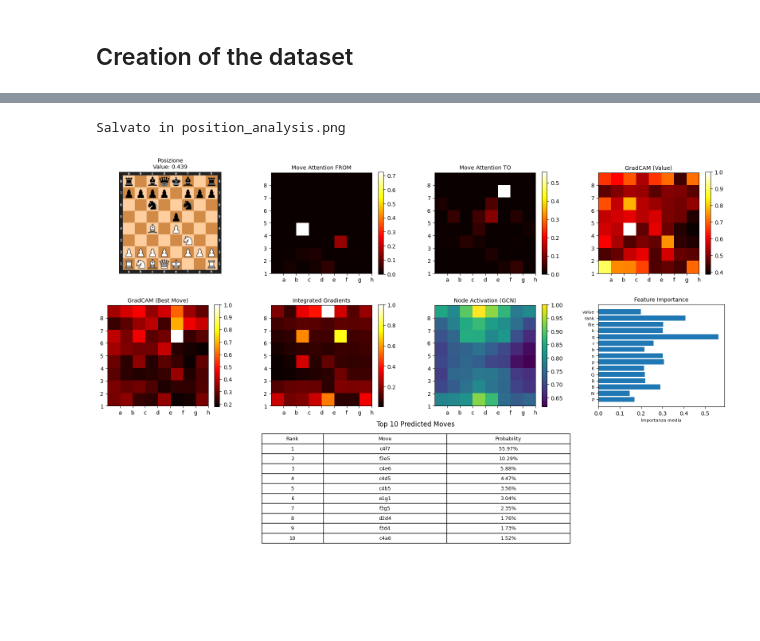
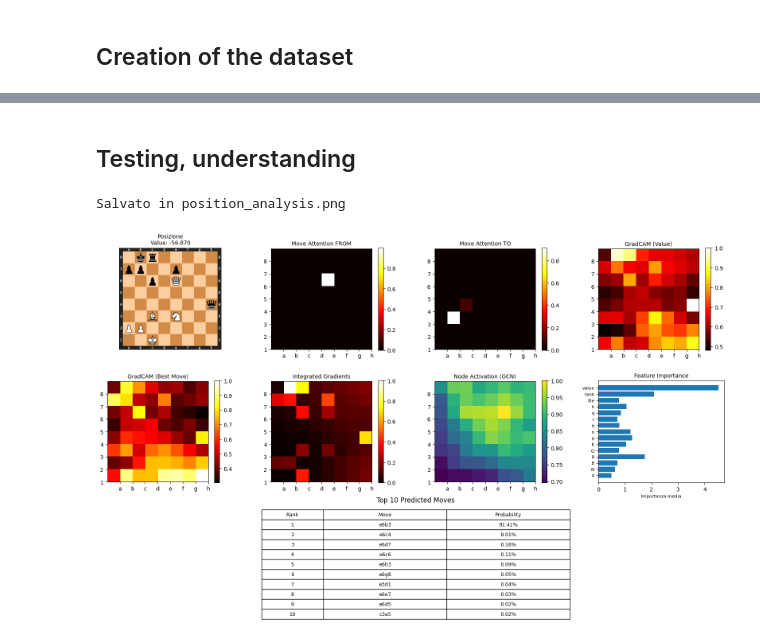
Before and after one commit to kiogre/Move-Order-Neural-Network, a Jupyter notebook: training.ipynb, the cells around one changed output, grey strips where cells are left out. Saved outputs shown, nothing was run; the diff lists cells and outputs as text; code cells hidden in the pictures; blank space fills up the shorter version.

```diff
--- a/training.ipynb
+++ b/training.ipynb
@@ -213,8 +508,10 @@ Epoch 000 | loss=7.7879 | policy_loss=7.5384 | value_loss=0.2495
+# %% [markdown]
+## Testing, understanding
 # %%
 # Carica il tuo modello
 model = TestModelGCN(hidden_dim=256)
 
-checkpoint_load = torch.load('./Saves_checkpoint_graph_move_and_value/epoch_009.pt')
+checkpoint_load = torch.load('./GCN/epoch_050.pt', weights_only=False)
 model.load_state_dict(checkpoint_load["model_state"])
 
 # Crea explainer
@@ -222,17 +519,17 @@ explainer = ChessGCNExplainer(model)
 # %%
 import chess
 import matplotlib.pyplot as plt
 
 # Posizione interessante
-board = chess.Board("r1bqkb1r/pppp1ppp/2n2n2/4p3/2B1P3/5N2/PPPP1PPP/RNBQK2R w KQkq - 4 4")
+board = chess.Board("1kr5/pp2p3/2p1Q3/8/7q/2B1N3/PP6/2K5 w - - 5")
 
 # Converti in grafo
 converter = ChessPositionGraph()
-data = converter.fen_to_graph(board.fen(), "+120", "e1g1")  # esempio
+data = converter.fen_to_graph(board.fen(), "+1000", "c3e5")  # esempio
 
 # ANALISI COMPLETA (tutto in una figura)
 fig = explainer.complete_analysis(data, board, save_path='position_analysis.png')
 plt.show()
 # %% [output]
 Salvato in position_analysis.png
-[figure, old version]
+[figure, new version]
```
Also changed, not shown: parts of 9 cells of this notebook, 34 other files.
